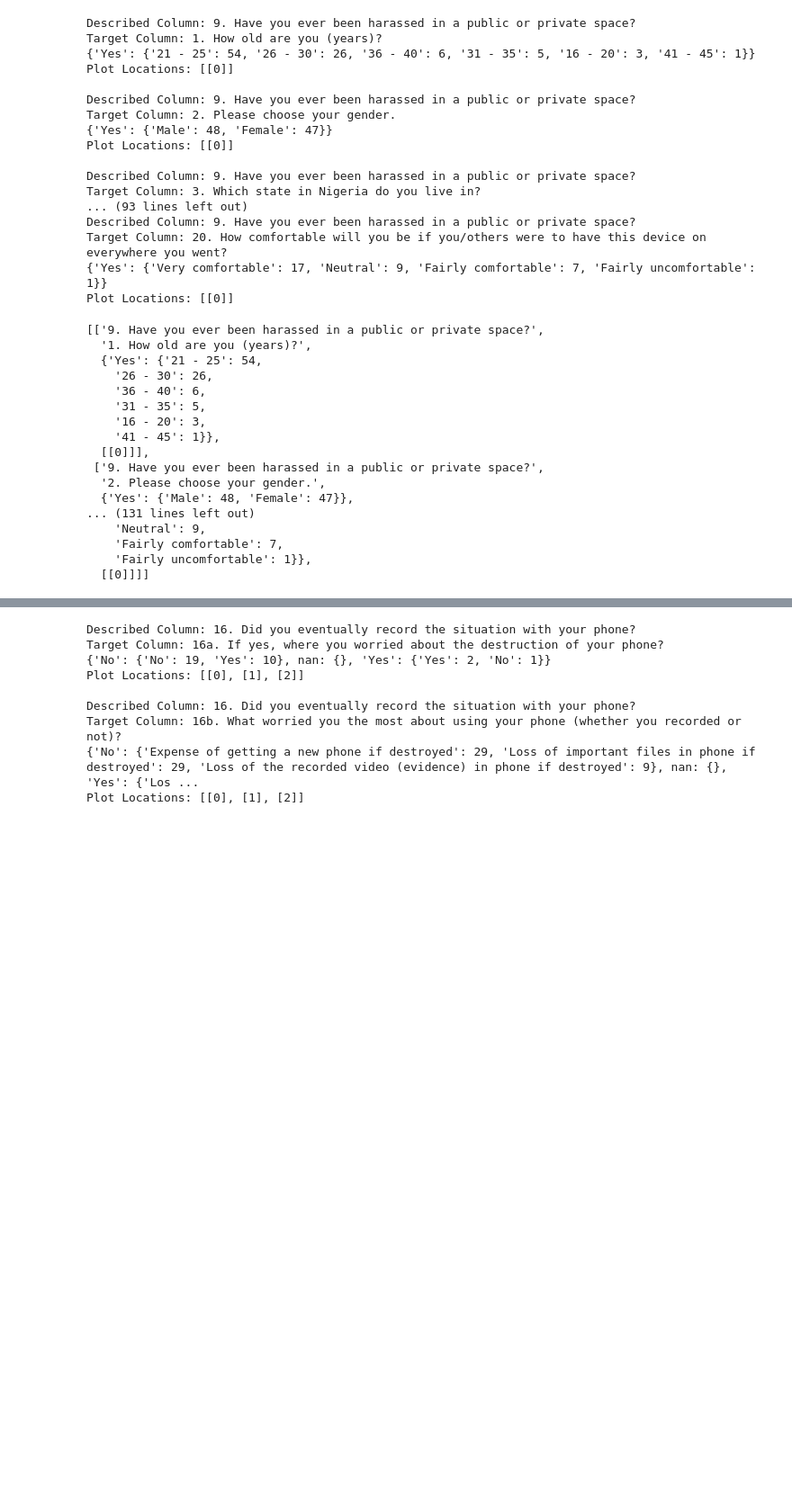
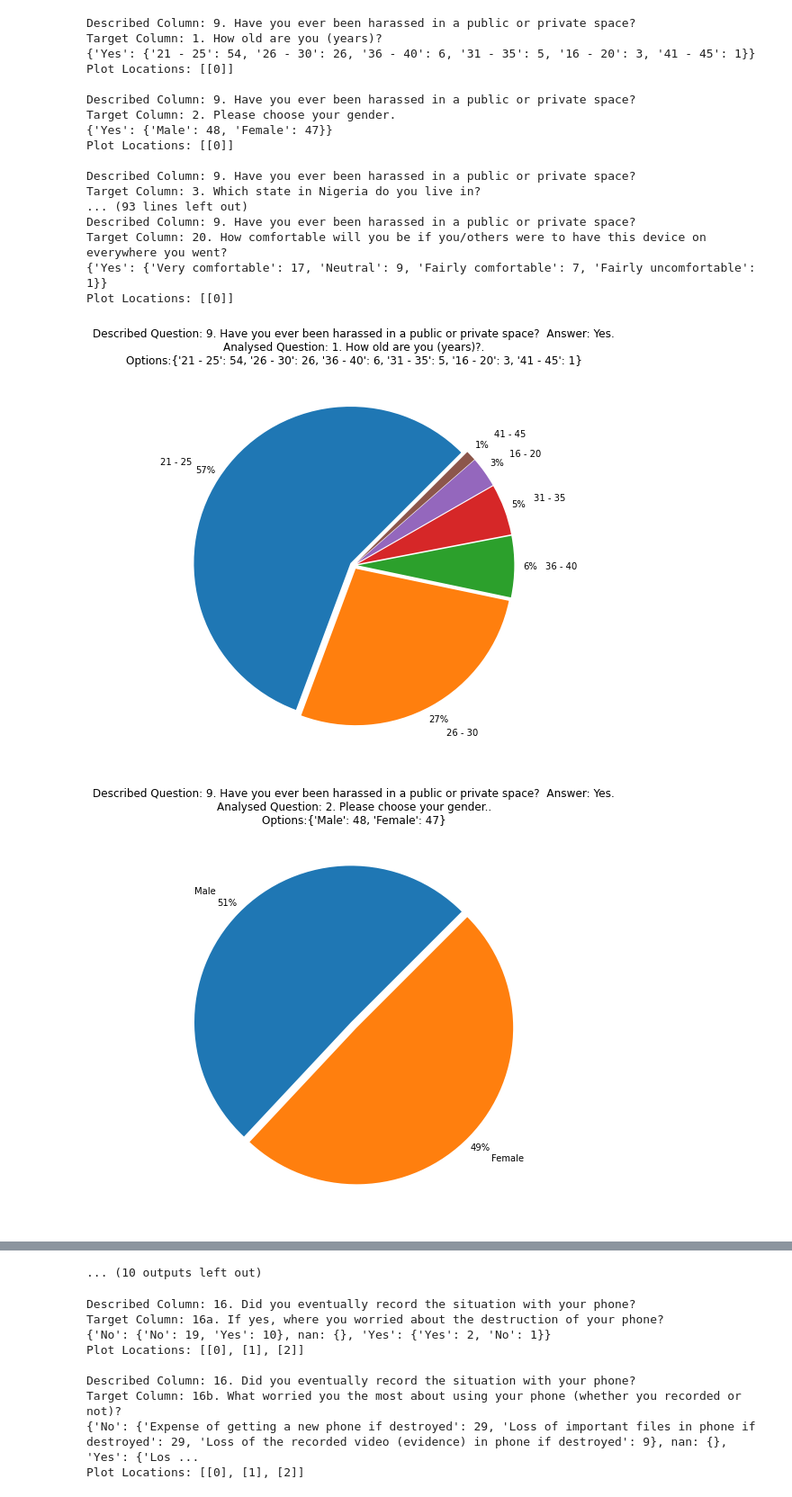
Before and after one commit to dub-em/Camera-Product-Survery-Analysis, a Jupyter notebook: Product_survey_analysis.ipynb, the cells around one changed output, grey strips where cells are left out. Shown at 90% size. Saved outputs shown, nothing was run; the diff lists cells and outputs as text; code cells hidden in the pictures; blank space fills up the shorter version.

```diff
--- a/Product_survey_analysis.ipynb
+++ b/Product_survey_analysis.ipynb
@@ -279,23 +281,3 @@ Described Column: 9. Have you ever been harassed in a public or private space?
 Target Column: 20. How comfortable will you be if you/others were to have this device on everywhere you went?
 {'Yes': {'Very comfortable': 17, 'Neutral': 9, 'Fairly comfortable': 7, 'Fairly uncomfortable': 1}}
 Plot Locations: [[0]]
-# %%
-col_descr_set
-# %% [output]
-[['9. Have you ever been harassed in a public or private space?',
-  '1. How old are you (years)?',
-  {'Yes': {'21 - 25': 54,
-    '26 - 30': 26,
-    '36 - 40': 6,
-    '31 - 35': 5,
-    '16 - 20': 3,
-    '41 - 45': 1}},
-  [[0]]],
- ['9. Have you ever been harassed in a public or private space?',
-  '2. Please choose your gender.',
-  {'Yes': {'Male': 48, 'Female': 47}},
-... (131 lines left out)
-    'Neutral': 9,
-    'Fairly comfortable': 7,
-    'Fairly uncomfortable': 1}},
-  [[0]]]]
@@ -301,0 +288,8 @@ col_descr_set
+# %%
+#The plot function for two feature vectors analysis is used to plot and save pie charts from the analysis, using the
+#plot location of each value count to locate the value count and plot it.
+for x in range(len(col_descr_set)):
+    plot_func_1(col_descr_set[x], survey_title)
+# %% [output]
+[figure, added]
+[figure, added]
@@ -302 +306,2 @@ col_descr_set
+... (10 outputs left out)
 # %%
```
Also changed, not shown: parts of 25 cells of this notebook.
